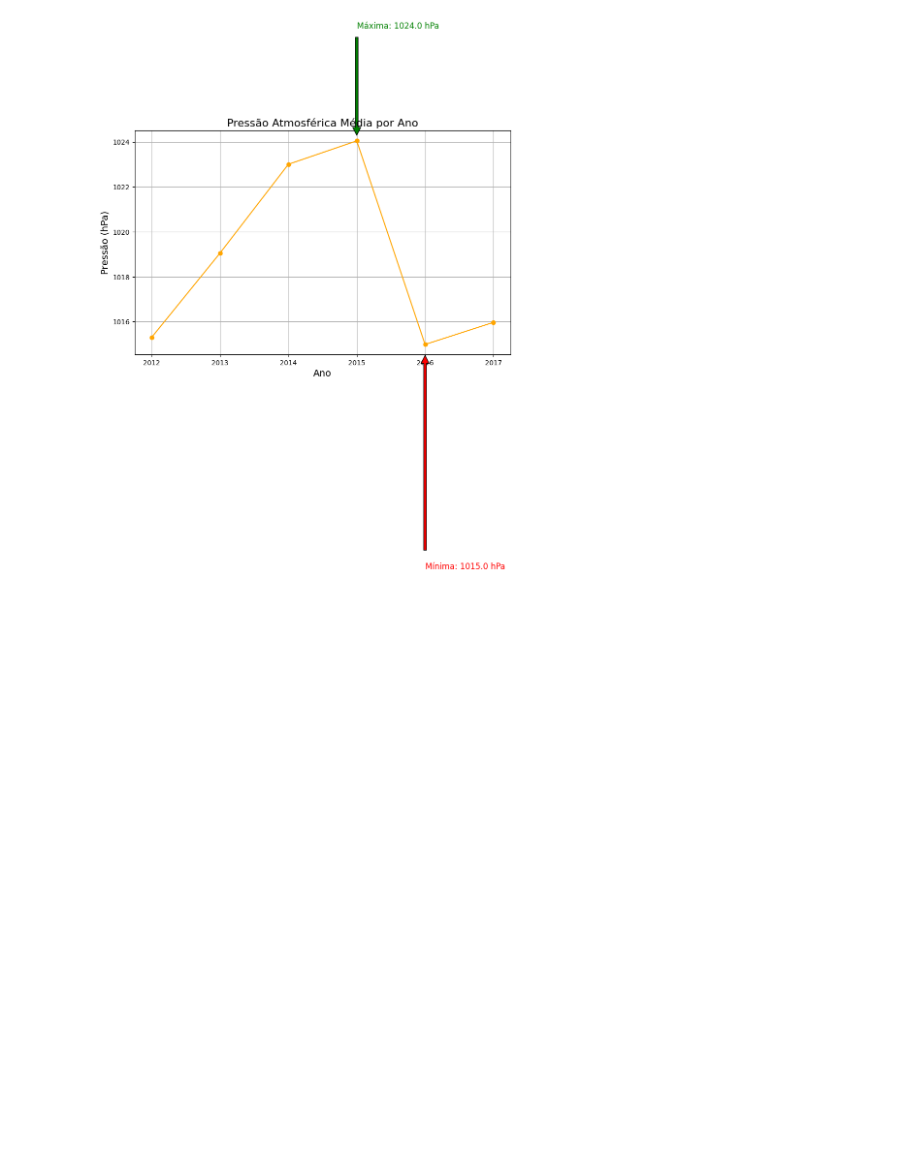
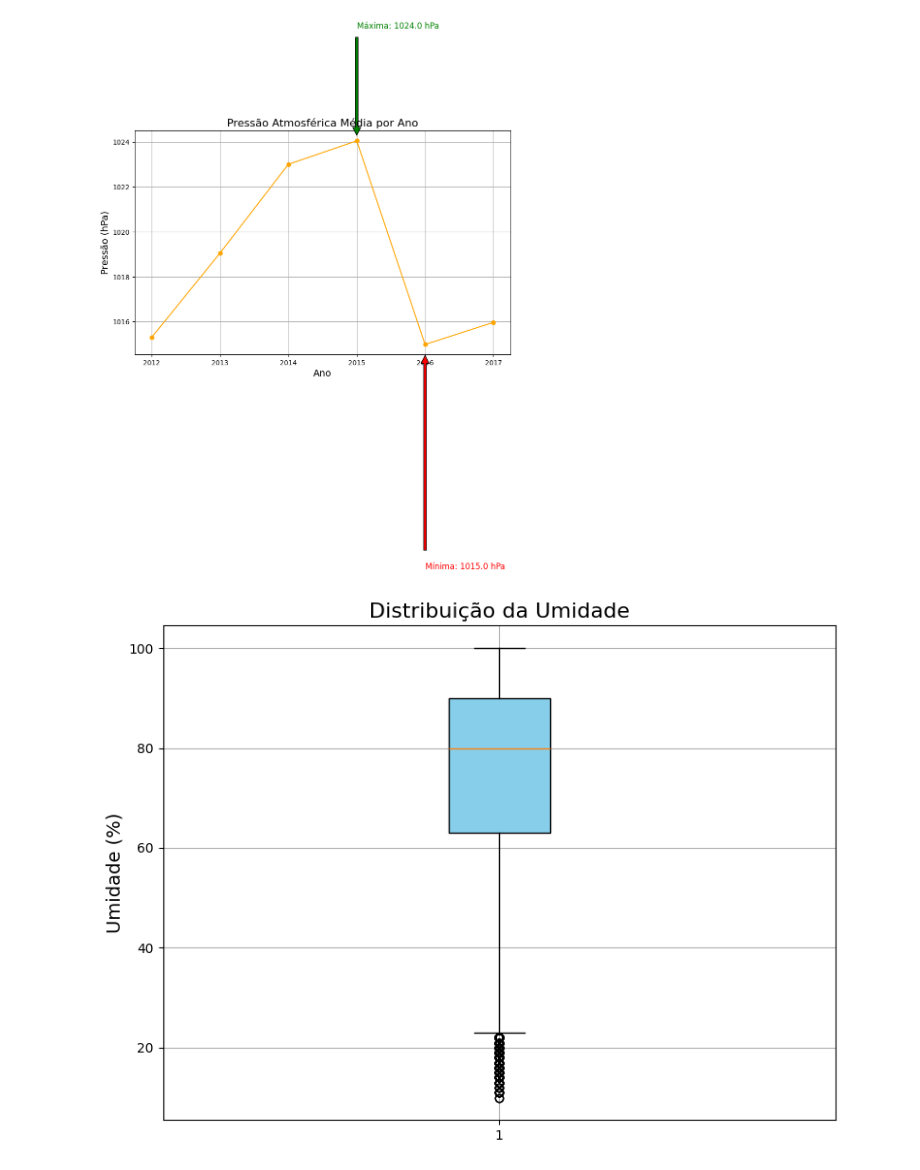
Before and after one commit to LANDOSOUZA/inteligencia_artificial_2025, a Jupyter notebook: aula_2/exercicios.ipynb, the cells around one changed output. Cells and saved outputs as stored; diff of their text form; code cells hidden in the pictures; blank space fills up the shorter version.

```diff
--- a/aula_2/exercicios.ipynb
+++ b/aula_2/exercicios.ipynb
@@ -212,3 +212,25 @@ plt.tight_layout()
 plt.show()
 # %% [output]
 [figure]
+# %%
+# 6) Plotar boxplot para a umidade
+
+import pandas as pd
+import matplotlib.pyplot as plt
+
+# Carrega os dados
+df = pd.read_csv('monitoramento_tempo.csv')
+
+# Cria o boxplot
+plt.figure(figsize=(8, 6))  # Tamanho da imagem
+plt.boxplot(df['humidade'], patch_artist=True, boxprops=dict(facecolor='skyblue'))
+
+# Títulos e rótulos
+plt.title('Distribuição da Umidade', fontsize=16)
+plt.ylabel('Umidade (%)', fontsize=14)
+
+plt.grid(True)
+plt.tight_layout()
+plt.show()
+# %% [output]
+[figure, added]
```
